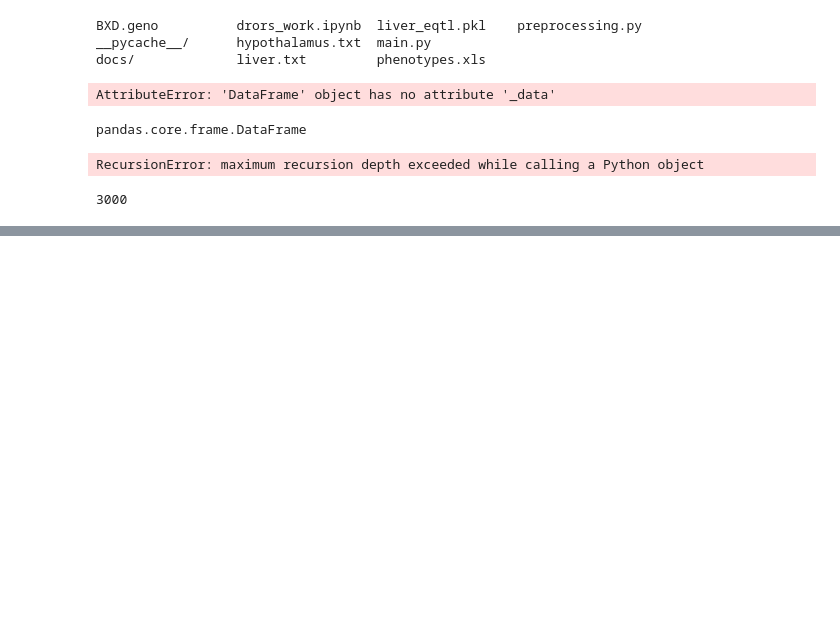
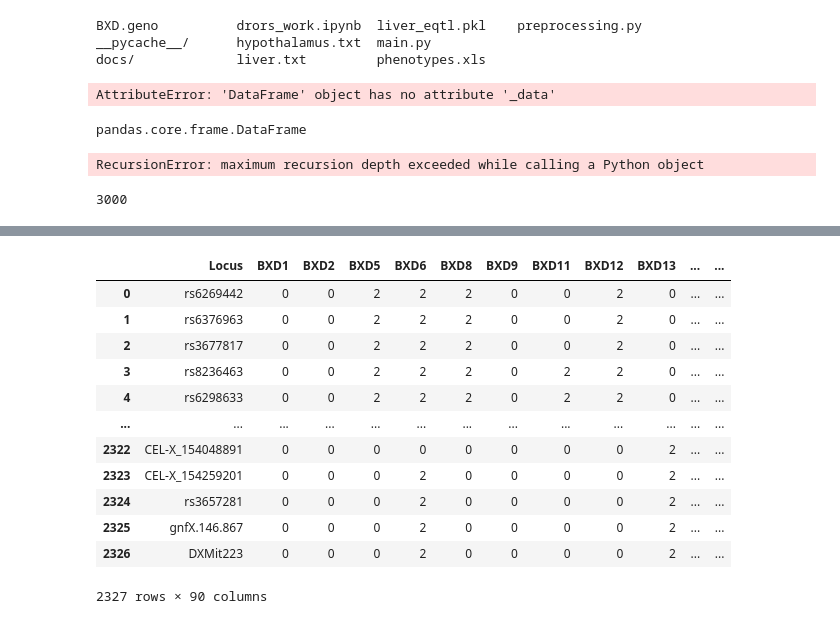
Before and after one commit to guyshur/system_genetics, a Jupyter notebook: drors_work.ipynb, the cells around one changed output, grey strips where cells are left out. Cells and saved outputs as stored; diff of their text form; code cells hidden in the pictures; blank space fills up the shorter version.

```diff
--- a/drors_work.ipynb
+++ b/drors_work.ipynb
@@ -139,0 +166,16 @@ sys.getrecursionlimit()
+# %%
+genotypes
+# %% [output]
+|  | Locus | BXD1 | BXD2 | BXD5 | BXD6 | BXD8 | BXD9 | BXD11 | BXD12 | BXD13 | ... | ... |
+| 0 | rs6269442 | 0 | 0 | 2 | 2 | 2 | 0 | 0 | 2 | 0 | ... | ... |
+| 1 | rs6376963 | 0 | 0 | 2 | 2 | 2 | 0 | 0 | 2 | 0 | ... | ... |
+| 2 | rs3677817 | 0 | 0 | 2 | 2 | 2 | 0 | 0 | 2 | 0 | ... | ... |
+| 3 | rs8236463 | 0 | 0 | 2 | 2 | 2 | 0 | 2 | 2 | 0 | ... | ... |
+| 4 | rs6298633 | 0 | 0 | 2 | 2 | 2 | 0 | 2 | 2 | 0 | ... | ... |
+| ... | ... | ... | ... | ... | ... | ... | ... | ... | ... | ... | ... | ... |
+| 2322 | CEL-X_154048891 | 0 | 0 | 0 | 0 | 0 | 0 | 0 | 0 | 2 | ... | ... |
+| 2323 | CEL-X_154259201 | 0 | 0 | 0 | 2 | 0 | 0 | 0 | 0 | 2 | ... | ... |
+| 2324 | rs3657281 | 0 | 0 | 0 | 2 | 0 | 0 | 0 | 0 | 2 | ... | ... |
+| 2325 | gnfX.146.867 | 0 | 0 | 0 | 2 | 0 | 0 | 0 | 0 | 2 | ... | ... |
+| 2326 | DXMit223 | 0 | 0 | 0 | 2 | 0 | 0 | 0 | 0 | 2 | ... | ... |
+2327 rows × 90 columns
```
Also changed, not shown: parts of 16 cells of this notebook, 3 other files.
